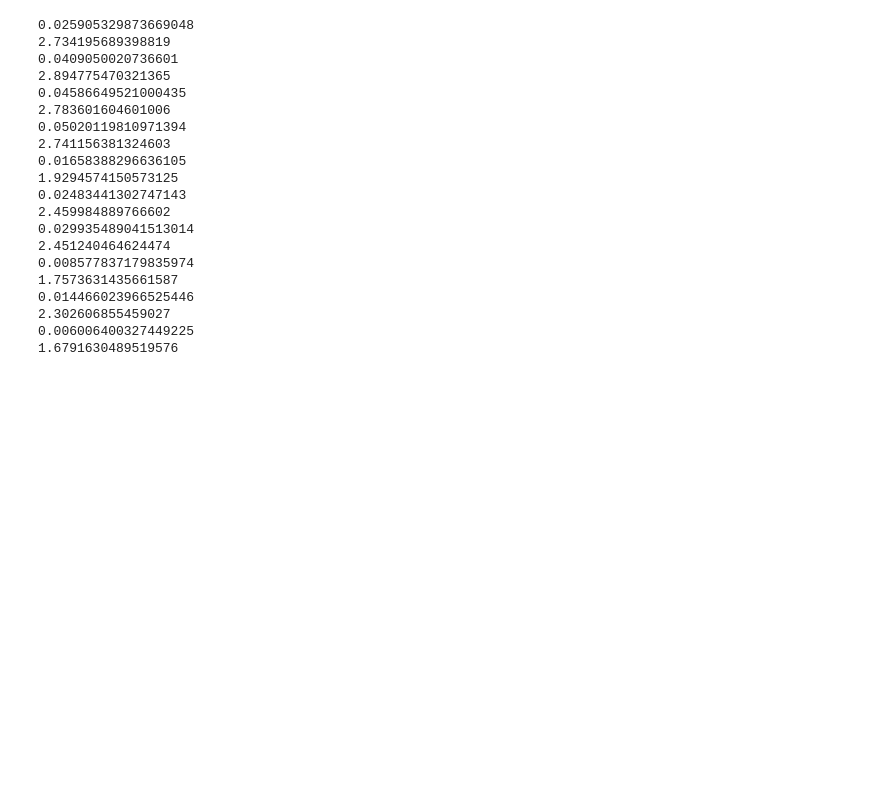
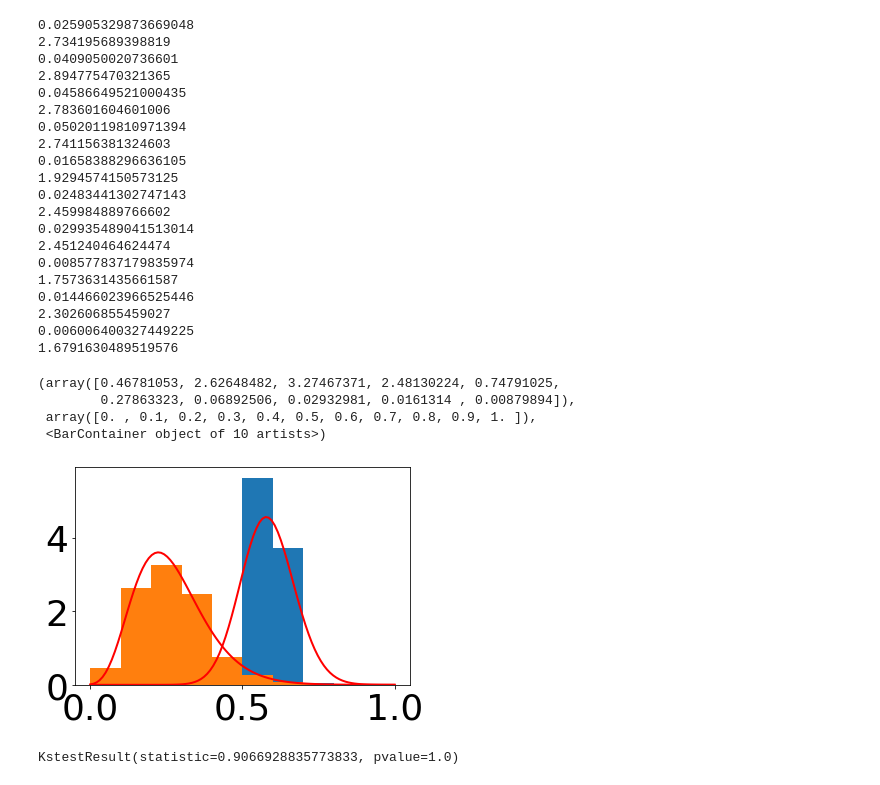
Before and after one commit to cora-schallock/gofher, a Jupyter notebook: examples/paper_2/run_gofher_on_a_single_galaxy.ipynb, the cells around one changed output. Cells and saved outputs as stored; diff of their text form; code cells hidden in the pictures; blank space fills up the shorter version.

Commit message:
adding stats methods

```diff
--- a/examples/paper_2/run_gofher_on_a_single_galaxy.ipynb
+++ b/examples/paper_2/run_gofher_on_a_single_galaxy.ipynb
@@ -88,3 +97,5 @@ for bp in gal.band_pairs:
 2.302606855459027
 0.006006400327449225
 1.6791630489519576
+# %%
+band_pair = gal.band_pairs["g-r"]
@@ -90,0 +106,35 @@ for bp in gal.band_pairs:
+# %%
+pos_dist = (band_pair.pos_side-np.min(band_pair.pos_side))/(np.max(band_pair.pos_side)-np.min(band_pair.pos_side))
+neg_dist = (band_pair.neg_side-np.min(band_pair.neg_side))/(np.max(band_pair.neg_side)-np.min(band_pair.neg_side))
+
+
+pos_shape_est, pos_loc_est, pos_scale_est = gamma.fit(pos_dist)
+neg_shape_est, neg_loc_est, neg_scale_est = gamma.fit(neg_dist)
+x = np.linspace(0, 1, 100)
+
+# Calculate the PDF of the fitted Gamma distribution
+pos_pdf_fitted = gamma.pdf(x, pos_shape_est, loc=pos_loc_est, scale=pos_scale_est)
+neg_pdf_fitted = gamma.pdf(x, neg_shape_est, loc=neg_loc_est, scale=neg_scale_est)
+# %%
+plt.plot(x, pos_pdf_fitted, 'r-', lw=2, label='Fitted Gamma PDF')
+plt.plot(x, neg_pdf_fitted, 'r-', lw=2, label='Fitted Gamma PDF')
+plt.hist(pos_dist,density=True)
+plt.hist(neg_dist,density=True)
+#plt.hist(band_pair.neg_side)
+# %% [output]
+(array([0.46781053, 2.62648482, 3.27467371, 2.48130224, 0.74791025,
+        0.27863323, 0.06892506, 0.02932981, 0.0161314 , 0.00879894]),
+ array([0. , 0.1, 0.2, 0.3, 0.4, 0.5, 0.6, 0.7, 0.8, 0.9, 1. ]),
+ <BarContainer object of 10 artists>)
+[figure, added]
+# %%
+from scipy.stats import ks_1samp,kstest,ks_2samp
+
+#y = gamma.rvs(pos_shape_est, pos_loc_est, pos_scale_est)
+#y = np.random.gamma(pos_shape_est, pos_scale_est, 1000)
+#ks_1samp(y,lambda x: gamma.cdf(x,pos_shape_est, pos_loc_est, pos_scale_est))
+#kstest(pos_dist, gamma.cdf, args=(neg_shape_est, neg_loc_est, neg_scale_est))
+#kstest(pos_dist,neg_dist)
+ks_2samp(pos_dist,neg_dist)
+# %% [output]
+KstestResult(statistic=0.9066928835773833, pvalue=1.0)
```
Also changed, not shown: parts of 5 cells of this notebook, 4 other files.
